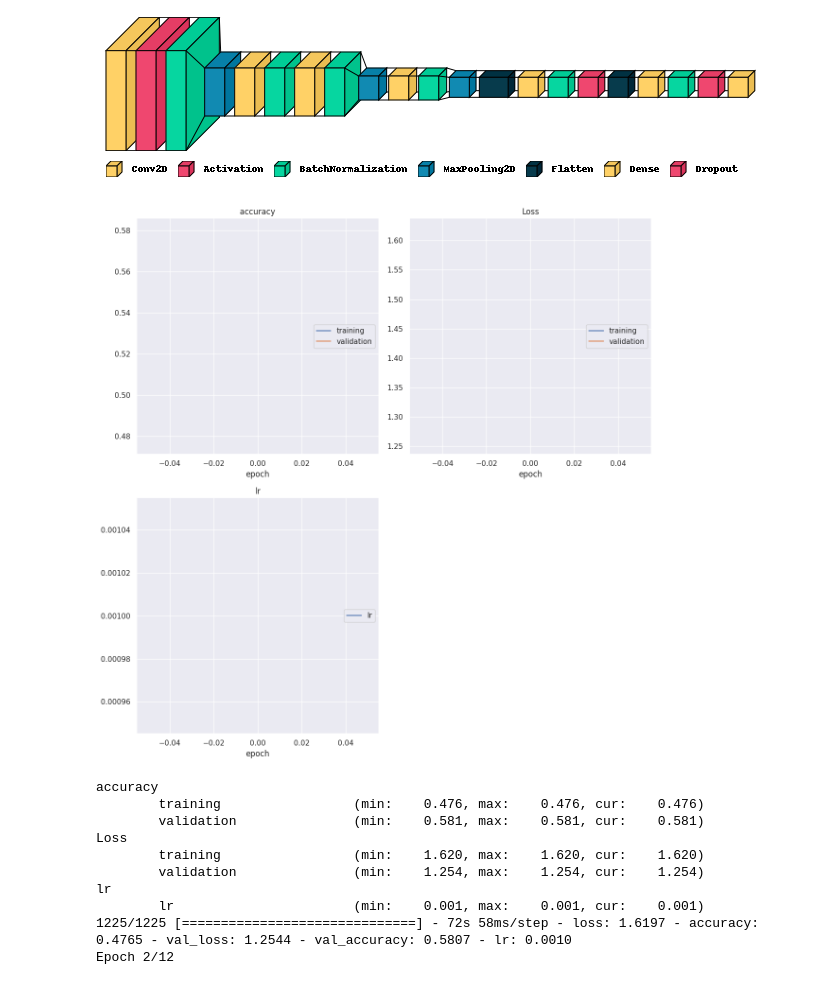
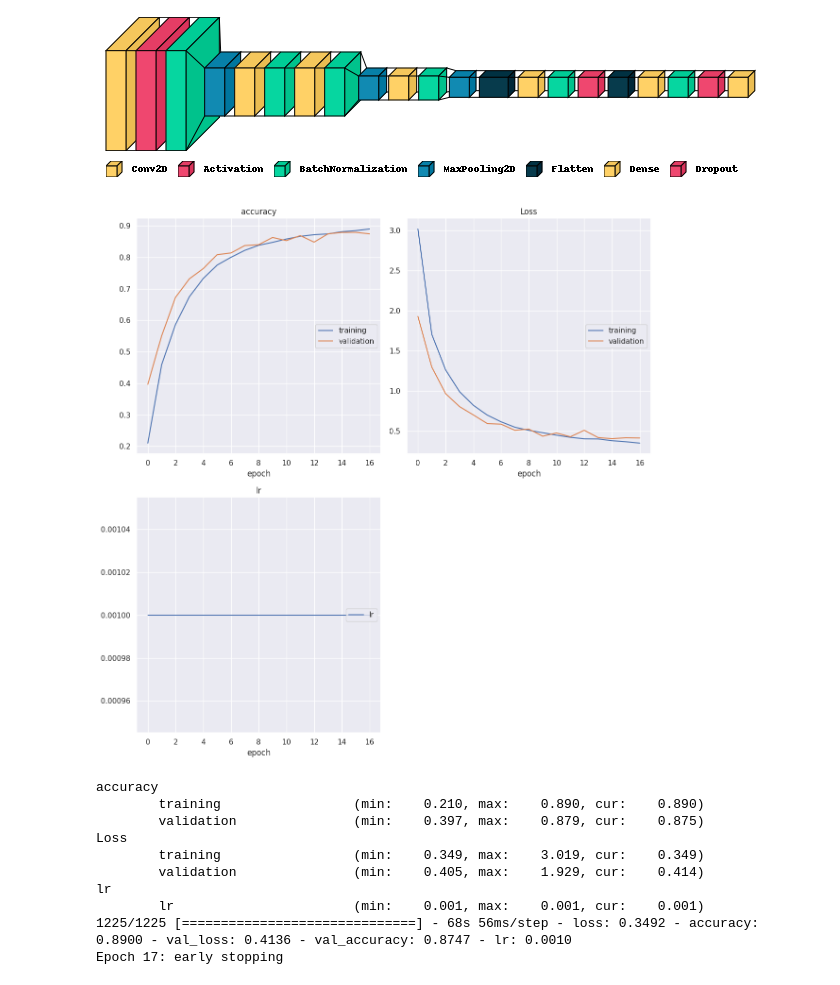
Before and after one commit to pinilDissanayaka/Traffic-Sign-Recognition, a Jupyter notebook: Traffic_Sign_Recognition.ipynb, the cells around one changed output. Cells and saved outputs as stored; diff of their text form; code cells hidden in the pictures.

Commit message:
Model training done

```diff
--- a/Traffic_Sign_Recognition.ipynb
+++ b/Traffic_Sign_Recognition.ipynb
@@ -376,20 +376,20 @@ callBacks = [earlyStopping, reduceLr, modelCheck, PlotLossesKerasTF()]
 # %%
 modelHist = model.fit_generator(train_generator,
                     steps_per_epoch= trainingSteps,
-                    epochs = 12,
+                    epochs = 30,
                     verbose = 1,
                     callbacks=callBacks,
                     validation_data=test_generator,
                     validation_steps= validationSteps)
 # %% [output]
-[figure, old version]
+[figure, new version]
 accuracy
-        training                 (min:    0.476, max:    0.476, cur:    0.476)
-        validation               (min:    0.581, max:    0.581, cur:    0.581)
+        training                 (min:    0.210, max:    0.890, cur:    0.890)
+        validation               (min:    0.397, max:    0.879, cur:    0.875)
 Loss
-        training                 (min:    1.620, max:    1.620, cur:    1.620)
-        validation               (min:    1.254, max:    1.254, cur:    1.254)
+        training                 (min:    0.349, max:    3.019, cur:    0.349)
+        validation               (min:    0.405, max:    1.929, cur:    0.414)
 lr
         lr                       (min:    0.001, max:    0.001, cur:    0.001)
-1225/1225 [==============================] - 72s 58ms/step - loss: 1.6197 - accuracy: 0.4765 - val_loss: 1.2544 - val_accuracy: 0.5807 - lr: 0.0010
-Epoch 2/12
+1225/1225 [==============================] - 68s 56ms/step - loss: 0.3492 - accuracy: 0.8900 - val_loss: 0.4136 - val_accuracy: 0.8747 - lr: 0.0010
+Epoch 17: early stopping
```
Also changed, not shown: parts of 1 cell of this notebook.
